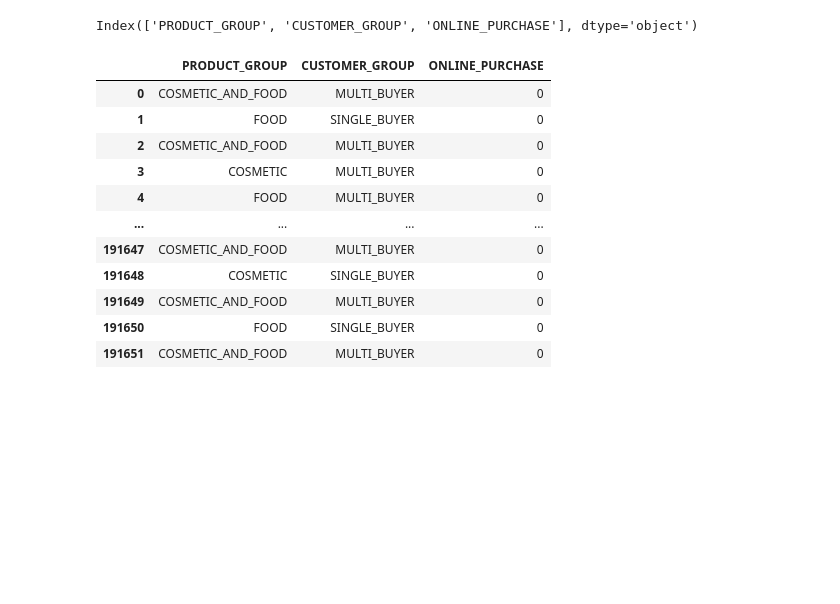
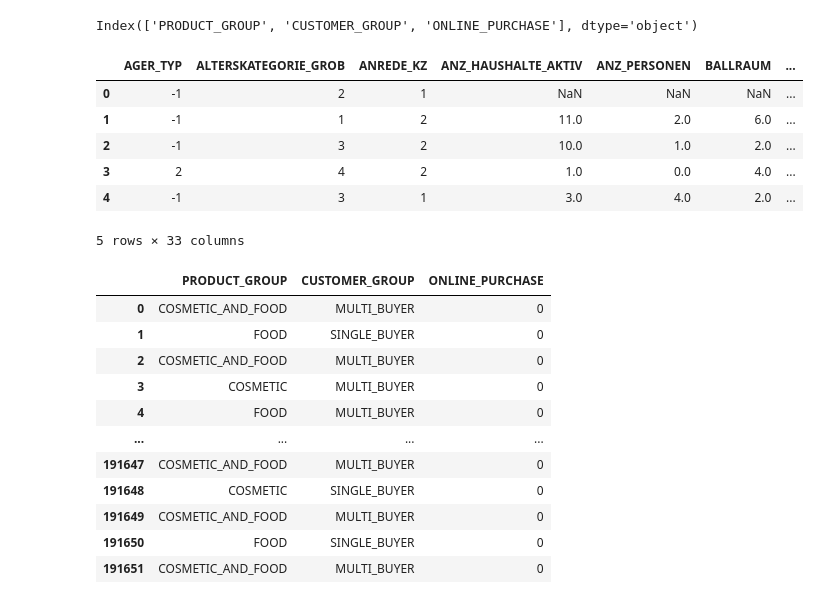
Before and after one commit to vpontello/customer_segmentation, a Jupyter notebook: customer_segmentation.ipynb, the cells around one changed output. Saved outputs shown, nothing was run; the diff lists cells and outputs as text; code cells hidden in the pictures; blank space fills up the shorter version.

```diff
--- a/customer_segmentation.ipynb
+++ b/customer_segmentation.ipynb
@@ -173,6 +173,16 @@ Index(['PRODUCT_GROUP', 'CUSTOMER_GROUP', 'ONLINE_PURCHASE'], dtype='object')
 # %%
 df = df[columns2keep]
 df_prod = df_prod[list(columns2keep) + list(customer_cols)]
+# %%
+df.head()
+# %% [output]
+|  | AGER_TYP | ALTERSKATEGORIE_GROB | ANREDE_KZ | ANZ_HAUSHALTE_AKTIV | ANZ_PERSONEN | BALLRAUM | ... |
+| 0 | -1 | 2 | 1 | NaN | NaN | NaN | ... |
+| 1 | -1 | 1 | 2 | 11.0 | 2.0 | 6.0 | ... |
+| 2 | -1 | 3 | 2 | 10.0 | 1.0 | 2.0 | ... |
+| 3 | 2 | 4 | 2 | 1.0 | 0.0 | 4.0 | ... |
+| 4 | -1 | 3 | 1 | 3.0 | 4.0 | 2.0 | ... |
+5 rows × 33 columns
 # %%
 df_prod[customer_cols]
 # %% [output]
```
